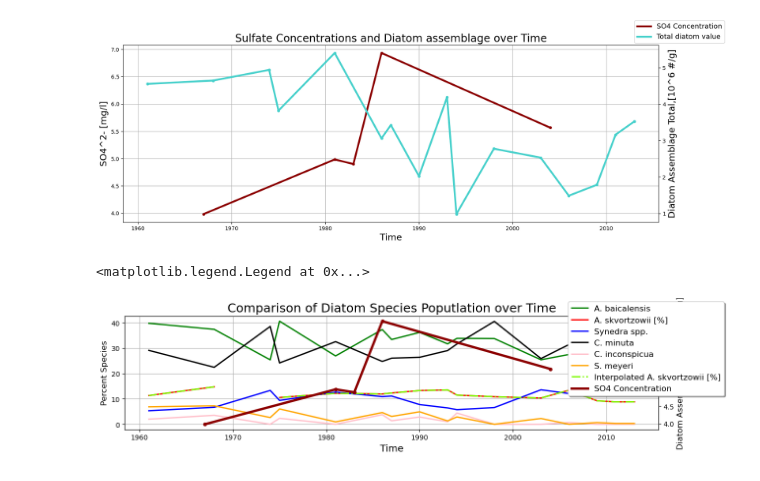
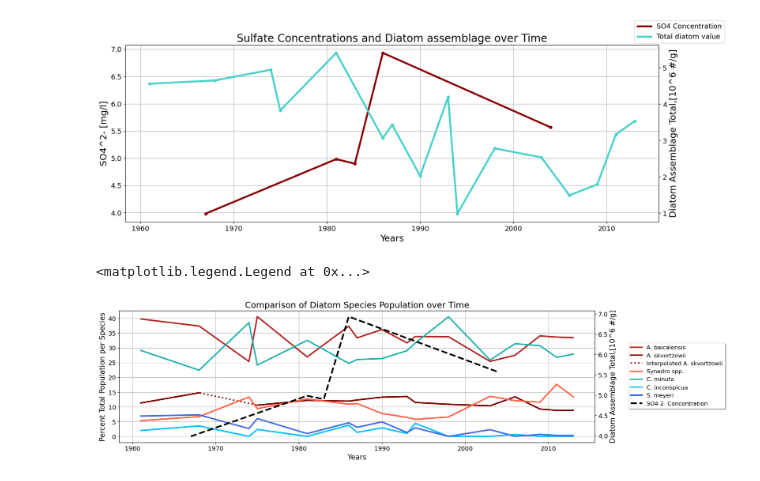
Before and after one commit to abeitz26/Beitz.A_FinalProject, a Jupyter notebook: final_graph1.ipynb, the cells around one changed output. Drawn from its saved outputs; the diff is of its cells as text; code cells hidden in the pictures.

Commit message:
Finished two graphs

```diff
--- a/final_graph1.ipynb
+++ b/final_graph1.ipynb
@@ -129,7 +130,7 @@ display(so4_final)
 | 4 | 2004.0 | 5.566667 |
 # %%
 
-#indexing all needed variable for conciseness
+#indexing all needed variables for conciseness
 so4_final_date = so4_final['Date Start']
 so4_final_conc = so4_final['Average [SO4]2- [mg/l]']
 
@@ -145,16 +146,16 @@ dia_cm = dia_df_short['C. minuta [%]']
 dia_ci = dia_df_short['C. inconspicua [%]']
 dia_sm = dia_df_short['S. meyeri [%]']
 
-#interpolating missing values for A. skvortzowii
-dia_inds = np.where(dia_df['Age [a AD/CE]'].notnull())
+#Interpolating missing values for A. skvortzowii
+dia_inds = np.where(dia_df['A. skvortzowii [%]'].notnull())
 x = dia_df.loc[dia_inds, 'Age [a AD/CE]']
 y = dia_df.loc[dia_inds, 'A. skvortzowii [%]']
 func = interpolate.interp1d(x, y, kind='linear', fill_value = 'extrapolate')
+#adding new interpolated values as a column
 dia_df['as_interp'] = func(dia_df['Age [a AD/CE]'])
 display(dia_df)
 dia_interp_short = dia_df.loc[dia_df["Age [a AD/CE]"] > 1960]
-dia_as_interp = dia_interp_short['A. skvortzowii [%]']
-display(dia_as_interp)
+dia_as_interp = dia_interp_short['as_interp']
 # %% [output]
 |  | Depth sed [m] | Age [ka BP] | Age [a AD/CE] | A. baicalensis [%] | A. skvortzowii [%] | Synedra spp. [%] | ... |
 | 0 | 0.0010 | -0.063 | 2013 | 33.44 | 8.85 | 13.44 | ... |
@@ -215,30 +204,37 @@ fig.legend(fontsize= 13)
 <matplotlib.legend.Legend at 0x...>
 [figure]
 # %%
-fig,ax = plt.subplots(figsize=(14,3))
+#Plotting each diatom species and sulfate concentration over time
+fig,ax = plt.subplots(figsize=(18,5))
 
+#found resource for adding two y axes here: https://www.statology.org/matplotlib-two-y-axes/
 ax2 = ax.twinx()
 
-ax.plot(dates_dia_tot, dia_ab, c='green', linestyle='-', linewidth=2, marker=None, label= 'A. baicalensis')
-ax.plot(dates_dia_tot, dia_as, c='red', linestyle='-', linewidth=2, marker=None, label= 'A. skvortzowii [%]')
-ax.plot(dates_dia_tot, dia_ss, c='blue', linestyle='-', linewidth=2, marker=None, label= 'Synedra spp.')
-ax.plot(dates_dia_tot, dia_cm, c='k', linestyle='-', linewidth=2, marker=None, label= 'C. minuta')
-ax.plot(dates_dia_tot, dia_ci, c='pink', linestyle='-', linewidth=2, marker=None, label= 'C. inconspicua')
-ax.plot(dates_dia_tot, dia_sm, c='orange', linestyle='-', linewidth=2, marker=None, label= 'S. meyeri')
-ax.plot(dates_dia_tot, dia_as_interp, c='lawngreen', linestyle='-.', linewidth=2, marker=None, label= 'Interpolated A. skvortzowii [%]')
+#plotting each species and sulfate concentration
+ax.plot(dates_dia_tot, dia_ab, c='firebrick', linestyle='-', linewidth=3, marker=None, label= 'A. baicalensis')
+ax.plot(dates_dia_tot, dia_as, c='maroon', linestyle='-', linewidth=3, marker=None, label= 'A. skvortzowii')
+ax.plot(dates_dia_tot, dia_as_interp, c='maroon', linestyle=':', linewidth=3, marker=None, label= 'Interpolated A. skvortzowii')
+ax.plot(dates_dia_tot, dia_ss, c='tomato', linestyle='-', linewidth=3, marker=None, label= 'Synedra spp.')
+ax.plot(dates_dia_tot, dia_cm, c='lightseagreen', linestyle='-', linewidth=3, marker=None, label= 'C. minuta')
+ax.plot(dates_dia_tot, dia_ci, c='deepskyblue', linestyle='-', linewidth=3, marker=None, label= 'C. inconspicua')
+ax.plot(dates_dia_tot, dia_sm, c='royalblue', linestyle='-', linewidth=3, marker=None, label= 'S. meyeri')
 
-
-list2 = ax2.plot(so4_final_date, so4_final_conc, c='darkred', linestyle='-', linewidth=3.5, marker=None,label = 'SO4 Concentration')
-ax2.scatter(so4_final_date, so4_final_conc, s=20, c='darkred')
+ax2.plot(so4_final_date, so4_final_conc, c='k', linestyle='--', linewidth=3.5, marker=None,label = 'SO4 2- Concentration')
 
 ax.grid()
 
-ax.set_title('Comparison of Diatom Species Poputlation over Time', fontsize=18)
-ax.set_xlabel('Time', fontsize=14)
-ax2.set_ylabel('Diatom Assemblage Total,[10^6 #/g]', fontsize=12)
-ax.set_ylabel('Percent Species', fontsize=12)
+#managing settings for axes
+ax.set_title('Comparison of Diatom Species Population over Time', fontsize=18)
+ax.set_xlabel('Years', fontsize=15)
+ax2.set_ylabel('Diatom Assemblage Total,[10^6 #/g]', fontsize=15)
+ax.set_ylabel('Percent Total Population per Species', fontsize=15)
+#used this website to change axis tixk labels fontsize: https://stackoverflow.com/questions/63723514/userwarning-fixedformatter-should-only-be-used-together-with-fixedlocator
+ax.tick_params(axis='x', labelsize = 13)
+ax.tick_params(axis='y', labelsize = 13)
+ax2.tick_params(axis='y', labelsize = 13)
 
-fig.legend(shadow=True, fontsize='large')
+#found resource for moving legend outside of graph here: https://stackoverflow.com/questions/4700614/how-to-put-the-legend-outside-the-plot
+fig.legend(loc='center left', bbox_to_anchor=(0.95, 0.5), shadow=True, fontsize='large')
 # %% [output]
 <matplotlib.legend.Legend at 0x...>
-[figure, old version]
+[figure, new version]
```
Also changed, not shown: parts of 3 cells of this notebook.
